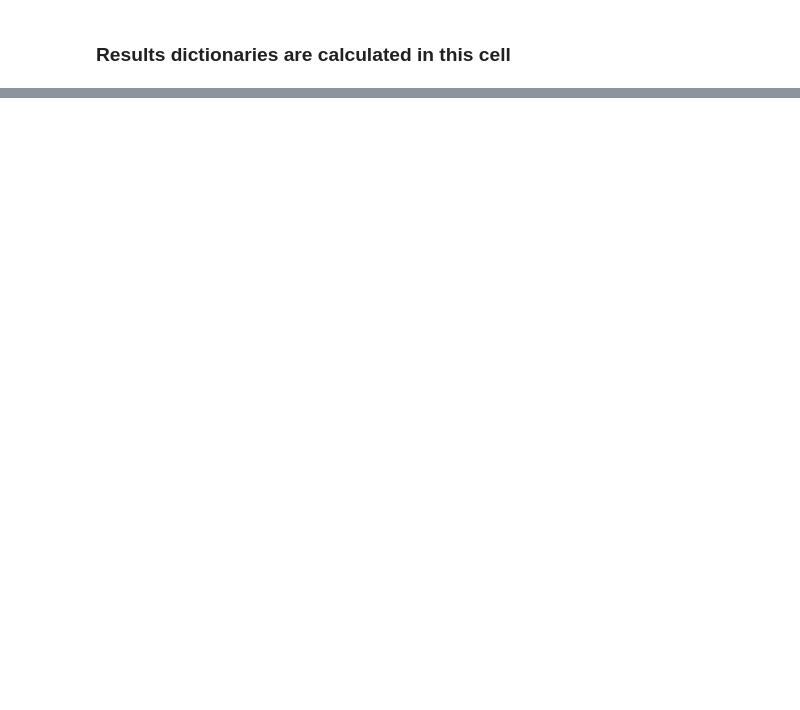
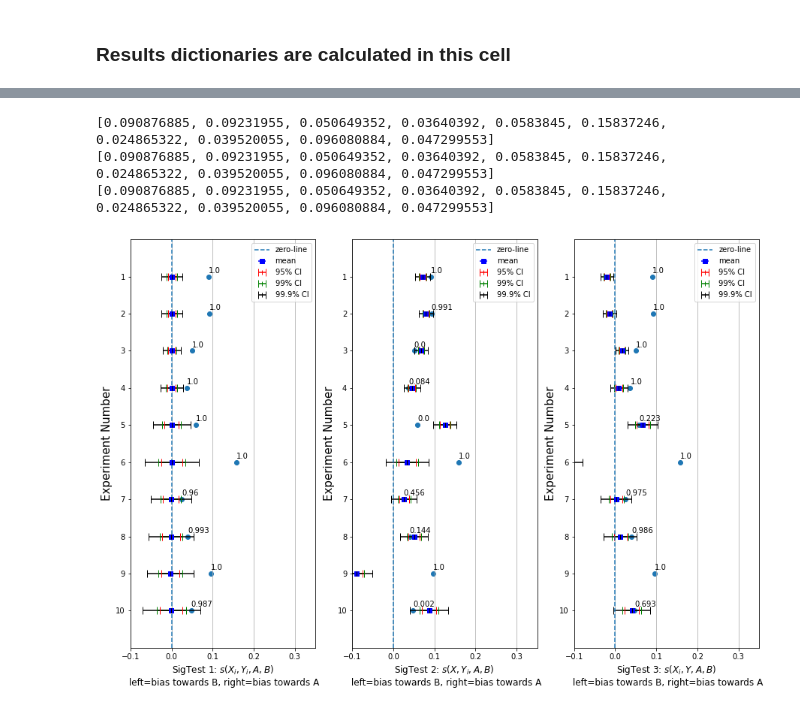
Before and after one commit to danieljsmarda/WordEmbeddingAssociationTestAnalysis, a Jupyter notebook: notebooks/SigTestViz.ipynb, the cells around one changed output, grey strips where cells are left out. Drawn from its saved outputs; the diff is of its cells as text; code cells hidden in the pictures; blank space fills up the shorter version.

Commit message:
ST-Viz nb: Remove error-dict and get_errors fn

```diff
--- a/notebooks/SigTestViz.ipynb
+++ b/notebooks/SigTestViz.ipynb
@@ -156,33 +143,38 @@ Y_AXIS_LIMITS = [11,0]
 Y_ANNOTATION_OFFSET = -0.1
 exp_nums = [i for i in range(1,11)]
 
 for test_num in range(1,4):
     ax = axs[test_num - 1]
     test_stats = [results_dict[exp_num]['second']['test_statistic'] for exp_num in exp_nums]
     print(test_stats)
     means = [np.mean(results_dict[exp_num]['second'][f'sigtest_dist_{test_num}']) for exp_num in exp_nums]
     y = [i for i in range(1,11)]
-    errors_95 = [get_error(results_dict[exp_num]['second'][f'sigtest_dist_{test_num}'], 0.8) for exp_num in exp_nums]
-    errors_99 = [get_error(results_dict[exp_num]['second'][f'sigtest_dist_{test_num}'], 0.9) for exp_num in exp_nums]
-    errors_999 = [get_error(results_dict[exp_num]['second'][f'sigtest_dist_{test_num}'], 0.999) for exp_num in exp_nums]
+    errors_95 = [results_dict[exp_num]['second']['errorbar_values'][f'sigtest_{test_num}']['95'] for exp_num in exp_nums]
+    errors_99 = [results_dict[exp_num]['second']['errorbar_values'][f'sigtest_{test_num}']['99'] for exp_num in exp_nums]
+    errors_999 = [results_dict[exp_num]['second']['errorbar_values'][f'sigtest_{test_num}']['99.9'] for exp_num in exp_nums]
 
     ax.errorbar(means, y, xerr=0, fmt='s', color='b', label='mean')
     ax.errorbar(means, y, xerr=errors_95, fmt='|', color='r', capsize=5, label='95% CI')
     ax.errorbar(means, y, xerr=errors_99, fmt='|', color='g', capsize=5, label='99% CI')
     ax.errorbar(means, y, xerr=errors_999, fmt='|', color='k', capsize=5, label='99.9% CI')
     ax.scatter(test_stats, y)
     ax.xaxis.grid()
     dists = [results_dict[exp_num]['second'][f'sigtest_dist_{test_num}'] for exp_num in exp_nums]
     ax.axvline(0, label='zero-line', linestyle='--')
     #fig.suptitle('Sig Tests', fontsize=20)
     #fig.text(0.04, 0.5, 'Experiment Number', va='center', rotation='vertical', fontsize=20)
     p_values = [get_p_value(results_dict[exp_num]['second'][f'sigtest_dist_{test_num}'], test_stats[exp_num-1]) \
                             for exp_num in exp_nums]
     annotate_points(ax, p_values, test_stats, [c+Y_ANNOTATION_OFFSET for c in y])
     add_axes_obj_labels(ax, test_num)
 
     ax.set_xlim(X_AXIS_LIMITS)
     ax.set_yticks(y)
     ax.set_ylim(Y_AXIS_LIMITS)
     ax.legend()
 plt.savefig(SIGTEST_HORIZONTAL_IMAGE_FILEPATH)
+# %% [output]
+[0.090876885, 0.09231955, 0.050649352, 0.03640392, 0.0583845, 0.15837246, 0.024865322, 0.039520055, 0.096080884, 0.047299553]
+[0.090876885, 0.09231955, 0.050649352, 0.03640392, 0.0583845, 0.15837246, 0.024865322, 0.039520055, 0.096080884, 0.047299553]
+[0.090876885, 0.09231955, 0.050649352, 0.03640392, 0.0583845, 0.15837246, 0.024865322, 0.039520055, 0.096080884, 0.047299553]
+[figure, added]
```
Also changed, not shown: parts of 7 cells of this notebook.
